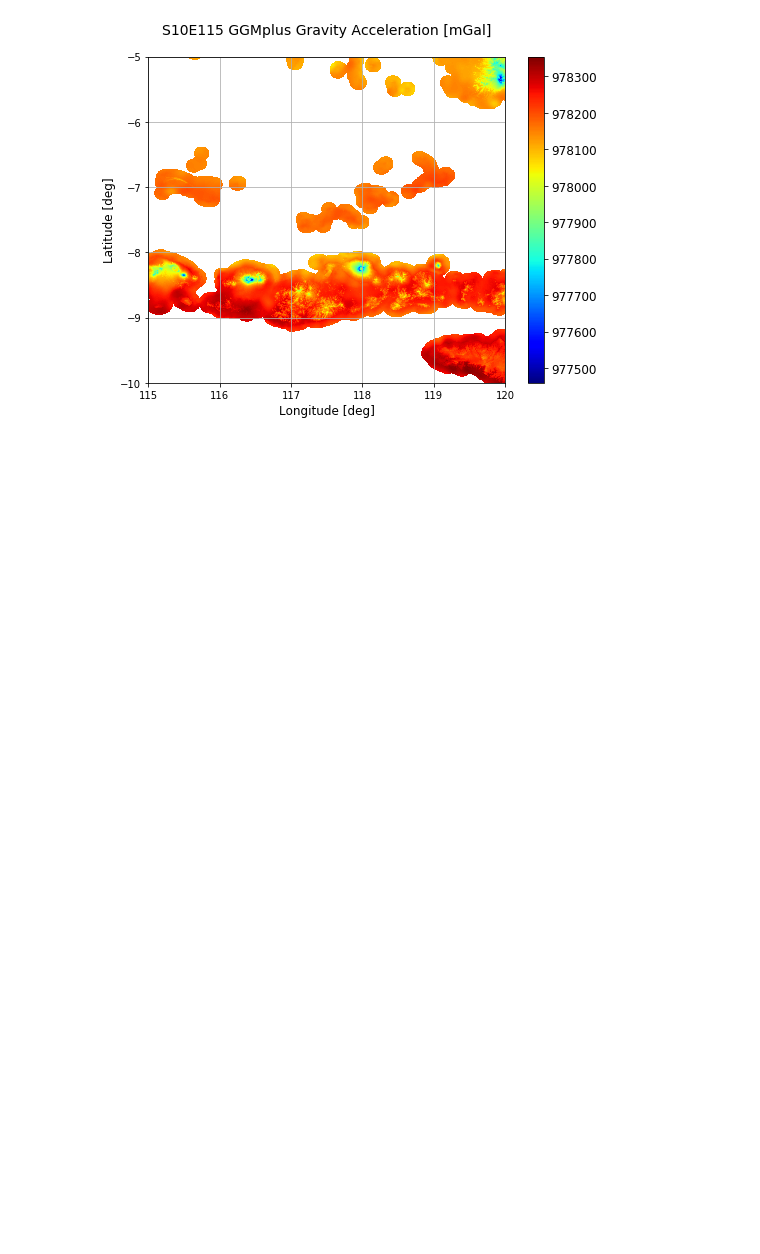
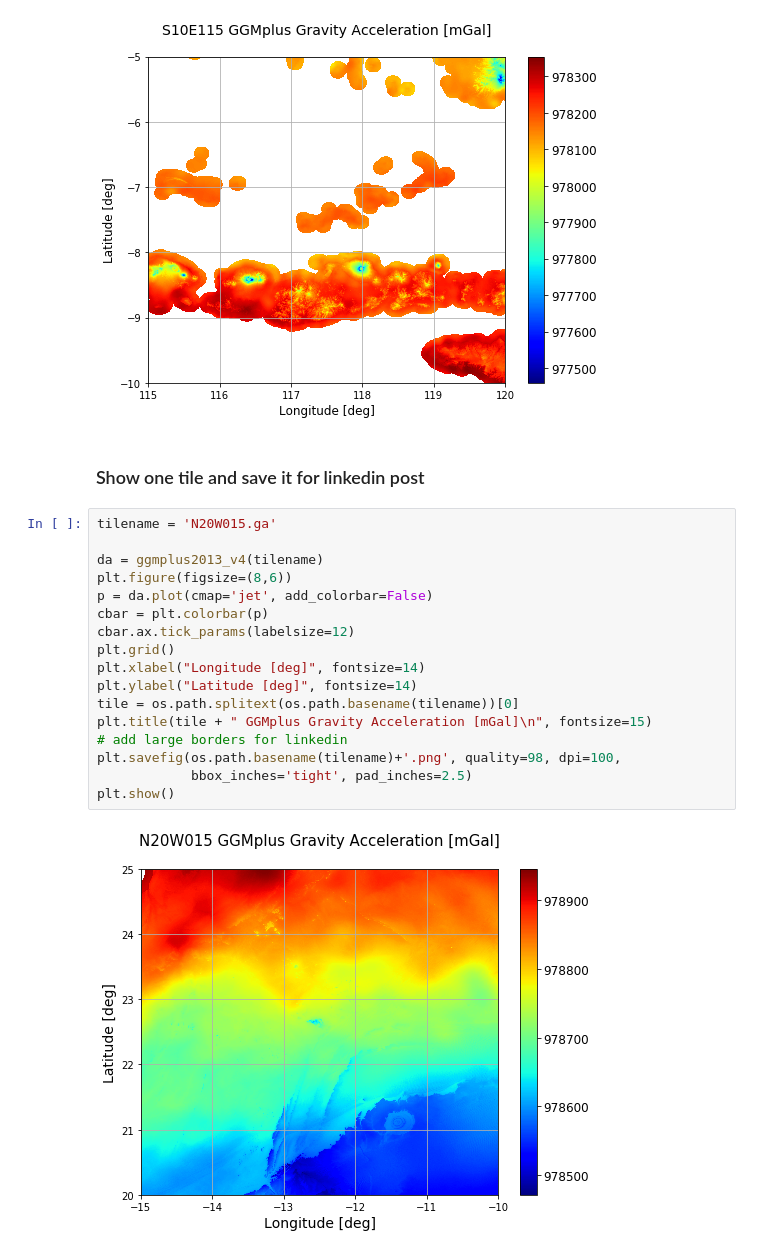
Before and after one commit to AlexeyPechnikov/gis-snippets, a Jupyter notebook: ggmplus2013_v4.ipynb, the cells around one changed output. Drawn from its saved outputs; the diff is of its cells as text; blank space fills up the shorter version.

```diff
--- a/ggmplus2013_v4.ipynb
+++ b/ggmplus2013_v4.ipynb
@@ -45,3 +47,24 @@ plt.title(tile + " GGMplus Gravity Acceleration [mGal]\n", fontsize=14)
 plt.show()
 # %% [output]
 [figure]
+# %% [markdown]
+### Show one tile and save it for linkedin post
+# %%
+tilename = 'N20W015.ga'
+
+da = ggmplus2013_v4(tilename)
+plt.figure(figsize=(8,6))
+p = da.plot(cmap='jet', add_colorbar=False)
+cbar = plt.colorbar(p)
+cbar.ax.tick_params(labelsize=12)
+plt.grid()
+plt.xlabel("Longitude [deg]", fontsize=14)
+plt.ylabel("Latitude [deg]", fontsize=14)
+tile = os.path.splitext(os.path.basename(tilename))[0]
+plt.title(tile + " GGMplus Gravity Acceleration [mGal]\n", fontsize=15)
+# add large borders for linkedin
+plt.savefig(os.path.basename(tilename)+'.png', quality=98, dpi=100,
+            bbox_inches='tight', pad_inches=2.5)
+plt.show()
+# %% [output]
+[figure, added]
```
Also changed, not shown: parts of 1 cell of this notebook, 1 other file.
